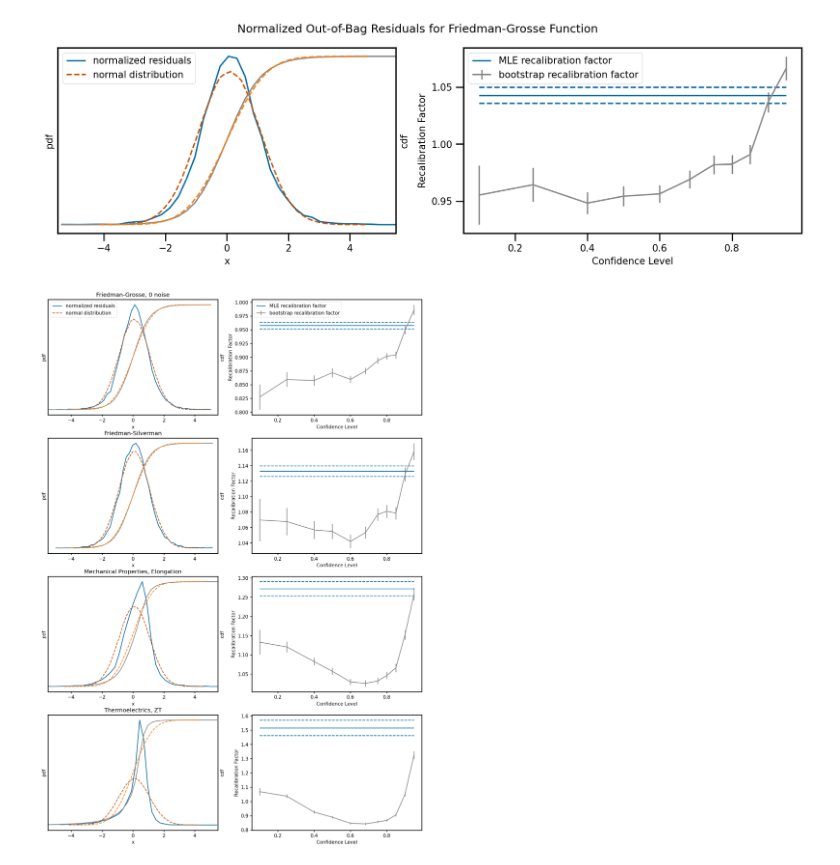
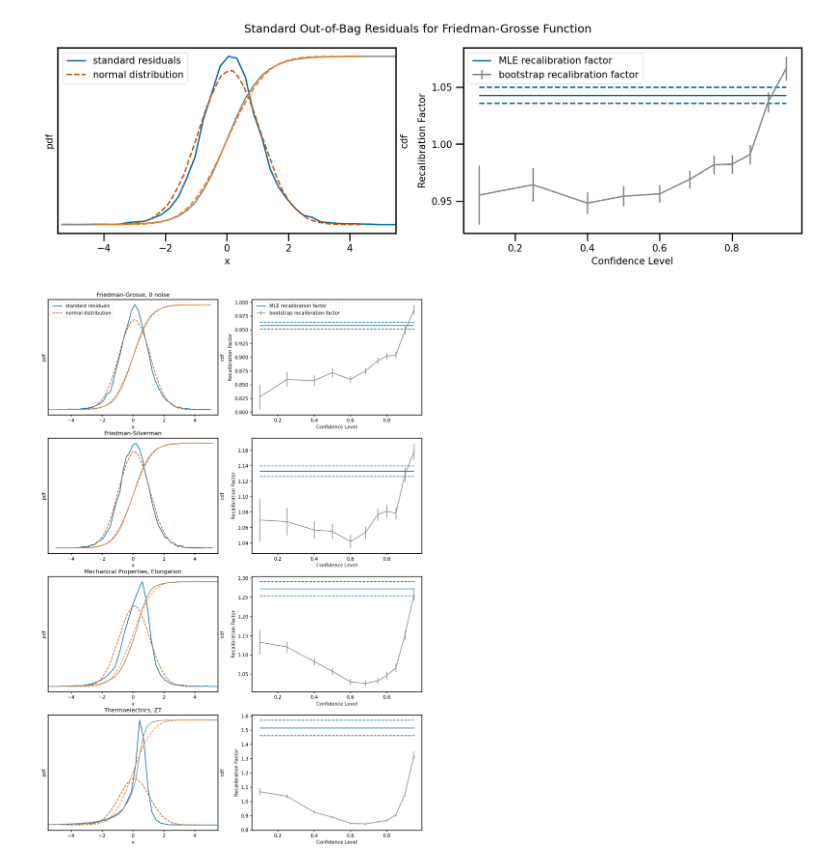
Before and after one commit to CitrineInformatics/multivariate-prediction-intervals, a Jupyter notebook: manuscript-figures/Fig1/Figure 1.ipynb, the cells around one changed output. Saved outputs shown, nothing was run; the diff lists cells and outputs as text; code cells hidden in the pictures.

```diff
--- a/manuscript-figures/Fig1/Figure 1.ipynb
+++ b/manuscript-figures/Fig1/Figure 1.ipynb
@@ -42,7 +42,7 @@ def plot_figure(
     x_resid, pdf_resid, cdf_resid = calculate_distribution_functions(normalized_residuals / np.std(normalized_residuals), num_bins)
     x_ref, pdf_ref, cdf_ref = calculate_distribution_functions(np.random.normal(size=300000), num_bins)
 
-    ax0.plot(x_resid, pdf_resid, color=colors[0], label="normalized residuals")
+    ax0.plot(x_resid, pdf_resid, color=colors[0], label="standard residuals")
     ax0.plot(x_ref, pdf_ref, linestyle='--', color=colors[1], label="normal distribution")
     ax0.set_xlabel("x")
     ax0.set_yticks([])
@@ -72,14 +72,14 @@ def plot_figure(
 # %%
 df, normalized_residuals = get_data("Friedman-Grosse-noise-2")
 fig, axs = plt.subplots(1, 2, figsize=(14, 3.5))
 plot_figure(df, normalized_residuals, axs[0], axs[1])
-plt.suptitle("Normalized Out-of-Bag Residuals for Friedman-Grosse Function")
+plt.suptitle("Standard Out-of-Bag Residuals for Friedman-Grosse Function")
 axs[1].set_yticks([0.95, 1.0, 1.05])
 axs[0].tick_params(length=8)
 axs[1].tick_params(length=8)
 plt.savefig("fig1.svg")
 # %% [output]
-[figure, old version]
+[figure, new version]
 # %%
 fig, axs = plt.subplots(4, 2, figsize=(14, 20))
 df_FG0, residuals_FG0 = get_data("Friedman-Grosse-noise-0")
@@ -90,6 +90,6 @@ df_mech, residuals_mech = get_data("mechanical-properties-elongation")
 plot_figure(df_mech, residuals_mech, axs[2, 0], axs[2, 1], show_legend=False, title="Mechanical Properties, Elongation")
 df_therm, residuals_therm = get_data("thermoelectrics-zt")
 plot_figure(df_therm, residuals_therm, axs[3, 0], axs[3, 1], show_legend=False, title="Thermoelectrics, ZT")
-plt.savefig("supplementary.svg")
+plt.savefig("supplementary.png")
 # %% [output]
-[figure, old version]
+[figure, new version]
```
Also changed, not shown: 5 other files.
